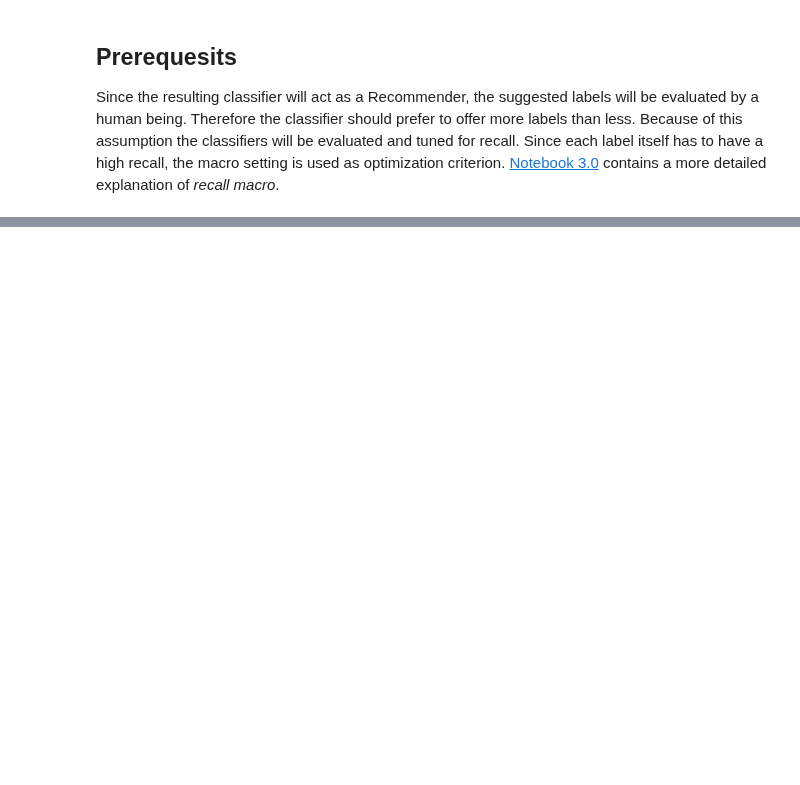
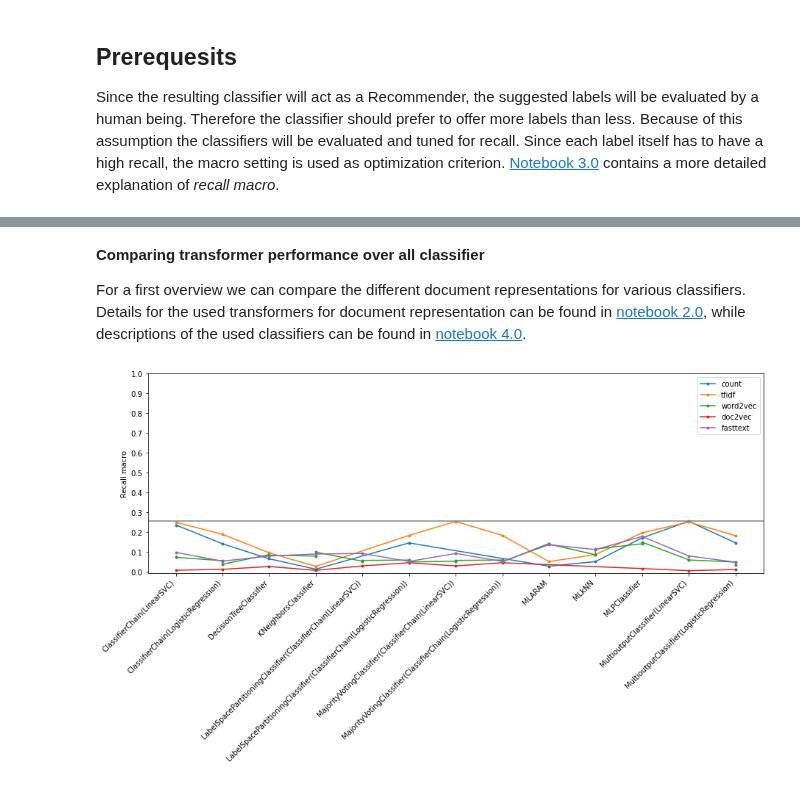
Before and after one commit to gefei-htw/academia_tag_recommender, a Jupyter notebook: notebooks/5.0-me-performance-comparison.ipynb, the cells around one changed output, grey strips where cells are left out. Drawn from its saved outputs; the diff is of its cells as text; code cells hidden in the pictures; blank space fills up the shorter version.

Commit message:
FEAT(notebook 5): performance comparison

```diff
--- a/notebooks/5.0-me-performance-comparison.ipynb
+++ b/notebooks/5.0-me-performance-comparison.ipynb
@@ -16,4 +16,3 @@ import matplotlib.pyplot as plt
 import numpy as np
 from joblib import dump, load
 from pathlib import Path
-plt.style.use('ggplot')
@@ -40,0 +66,42 @@ Since the resulting classifier will act as a Recommender, the suggested labels w
+# %% [markdown]
+**Comparing transformer performance over all classifier**
+
+For a first overview we can compare the different document representations for various classifiers. Details for the used transformers for document representation can be found in [notebook 2.0](2.0-me-document-representation.ipynb), while descriptions of the used classifiers can be found in [notebook 4.0](4.0-me-classification.ipynb).
+# %%
+transformer = ['count', 'tfidf', 'word2vec', 'doc2vec', 'fasttext']
+classifier = ['ClassifierChain(LinearSVC)', 'ClassifierChain(LogisticRegression)',
+              'DecisionTreeClassifier', 'KNeighborsClassifier',
+              'LabelSpacePartitioningClassifier(ClassifierChain(LinearSVC))', 'LabelSpacePartitioningClassifier(ClassifierChain(LogisticRegression))',
+              'MajorityVotingClassifier(ClassifierChain(LinearSVC))', 'MajorityVotingClassifier(ClassifierChain(LogisticRegression))',
+              'MLARAM', 'MLkNN', 'MLPClassifier',
+              'MultioutputClassifier(LinearSVC)', 'MultioutputClassifier(LogisticRegression)']
+best_recall = (-1, '')
+
+x_pos = np.arange(len(classifier))
+fig, ax = plt.subplots(figsize=(15,5))
+for transform in transformer:
+    evals = []
+    for path in paths:
+        for i, classifier_ in enumerate(classifier):
+            mask = 'name=' + classifier_ + '&v=' + transform
+            if mask in path.name:
+                clf = load(path)
+                evals.append((i, clf.evaluation.recall_macro))
+                if clf.evaluation.recall_macro > best_recall[0]:
+                    best_recall = clf.evaluation.recall_macro, path.name
+    evals.sort(key=lambda x: x[0])
+    x = [eval_[0] for eval_ in evals]
+    y = [eval_[1] for eval_ in evals]
+    ax.plot(x, y, marker=".", label=transform)
+ax.set_xticks(x_pos)
+ax.set_xticklabels(classifier, rotation=45, ha='right')
+ax.set_yticks(np.linspace(0, 1, 11))
+ax.set_ylabel('Recall macro')
+ax.axhline(y=best_recall[0], color='grey')
+ax.legend(loc='best')
+ax.set_title('')
+plt.show()
+
+baseline = best_recall
+# %% [output]
+[figure, added]
```
Also changed, not shown: parts of 26 cells of this notebook.
